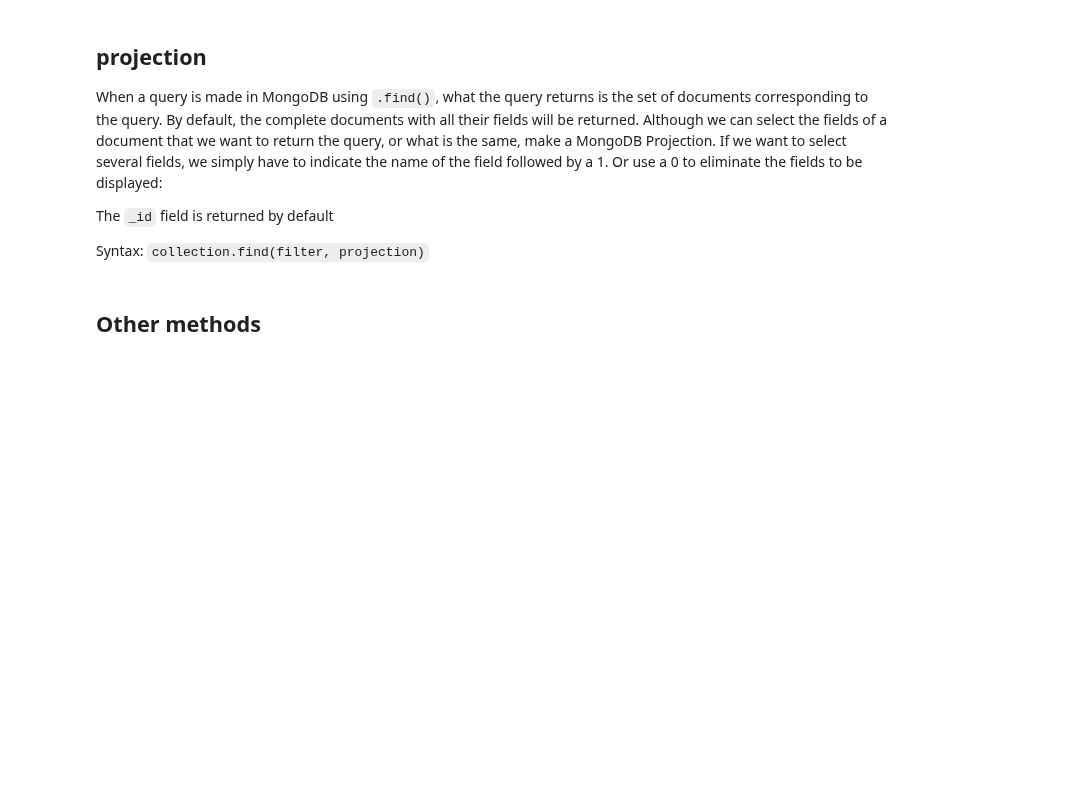
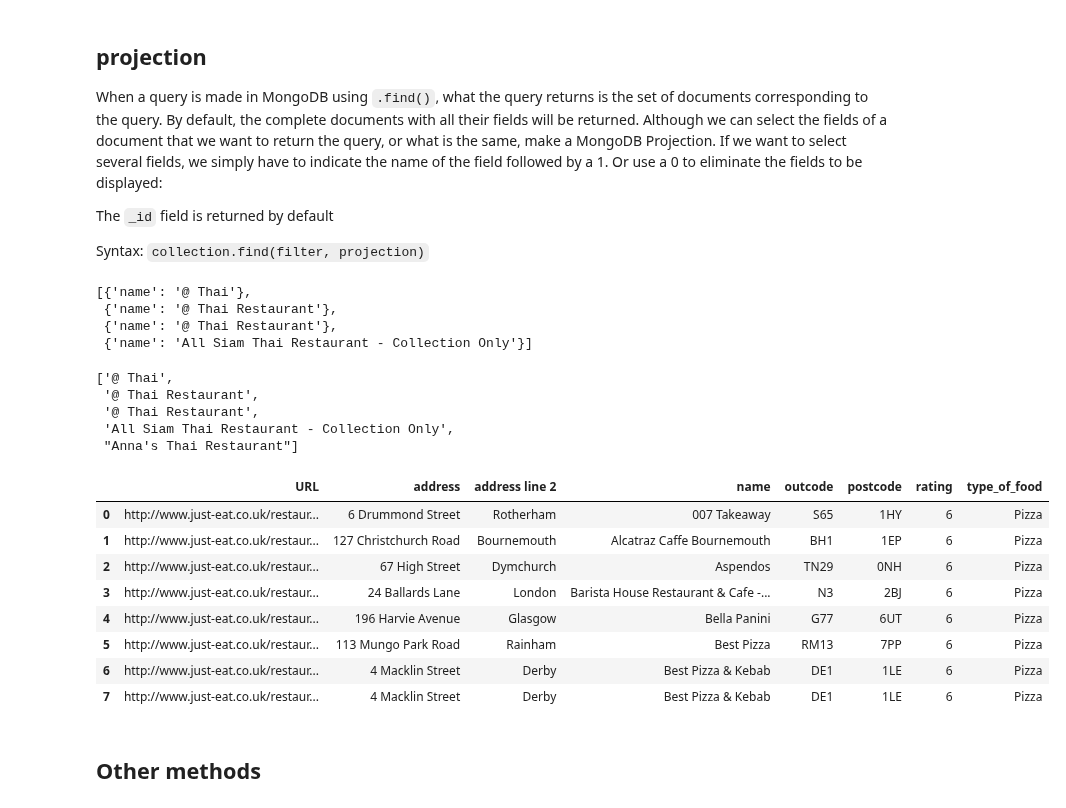
Before and after one commit to Ironhack-data-bcn-oct-2022/lectures, a Jupyter notebook: week-4/02-MongoDB.ipynb, the cells around one changed output. Drawn from its saved outputs; the diff is of its cells as text; code cells hidden in the pictures; blank space fills up the shorter version.

```diff
--- a/week-4/02-MongoDB.ipynb
+++ b/week-4/02-MongoDB.ipynb
@@ -80,2 +92,4 @@ db.list_collection_names()
 # %% [markdown]
 ### We connect to a specific collection to make the queries
+# %%
+c = db.get_collection("restaurants")
@@ -122,3 +219,22 @@ The `_id` field is returned by default
 
 Syntax:
 `collection.find(filter, projection)`
+# %%
+filter_ = {"type_of_food":"Thai"}
+projection = {"name":1, "_id":0}
+
+result = list(c.find(filter_, projection))
+result[:4]
+# %% [output]
+[{'name': '@ Thai'},
+ {'name': '@ Thai Restaurant'},
+ {'name': '@ Thai Restaurant'},
+ {'name': 'All Siam Thai Restaurant - Collection Only'}]
+# %%
+[i["name"] for i in result][:5]
+# %% [output]
+['@ Thai',
+ '@ Thai Restaurant',
+ '@ Thai Restaurant',
+ 'All Siam Thai Restaurant - Collection Only',
+ "Anna's Thai Restaurant"]
@@ -125,3 +247,18 @@ Syntax:
+# %%
+result = list(c.find({"type_of_food":"Pizza", "rating":6}, {"_id":0}))
+# %%
+df = pd.DataFrame(result)
+df
+# %% [output]
+|  | URL | address | address line 2 | name | outcode | postcode | rating | type_of_food |
+| 0 | http://www.just-eat.co.uk/restaur... | 6 Drummond Street | Rotherham | 007 Takeaway | S65 | 1HY | 6 | Pizza |
+| 1 | http://www.just-eat.co.uk/restaur... | 127 Christchurch Road | Bournemouth | Alcatraz Caffe Bournemouth | BH1 | 1EP | 6 | Pizza |
+| 2 | http://www.just-eat.co.uk/restaur... | 67 High Street | Dymchurch | Aspendos | TN29 | 0NH | 6 | Pizza |
+| 3 | http://www.just-eat.co.uk/restaur... | 24 Ballards Lane | London | Barista House Restaurant & Cafe -... | N3 | 2BJ | 6 | Pizza |
+| 4 | http://www.just-eat.co.uk/restaur... | 196 Harvie Avenue | Glasgow | Bella Panini | G77 | 6UT | 6 | Pizza |
+| 5 | http://www.just-eat.co.uk/restaur... | 113 Mungo Park Road | Rainham | Best Pizza | RM13 | 7PP | 6 | Pizza |
+| 6 | http://www.just-eat.co.uk/restaur... | 4 Macklin Street | Derby | Best Pizza & Kebab | DE1 | 1LE | 6 | Pizza |
+| 7 | http://www.just-eat.co.uk/restaur... | 4 Macklin Street | Derby | Best Pizza & Kebab | DE1 | 1LE | 6 | Pizza |
 # %% [markdown]
 ## Other methods
 # %% [markdown]
```
Also changed, not shown: parts of 34 cells of this notebook.
